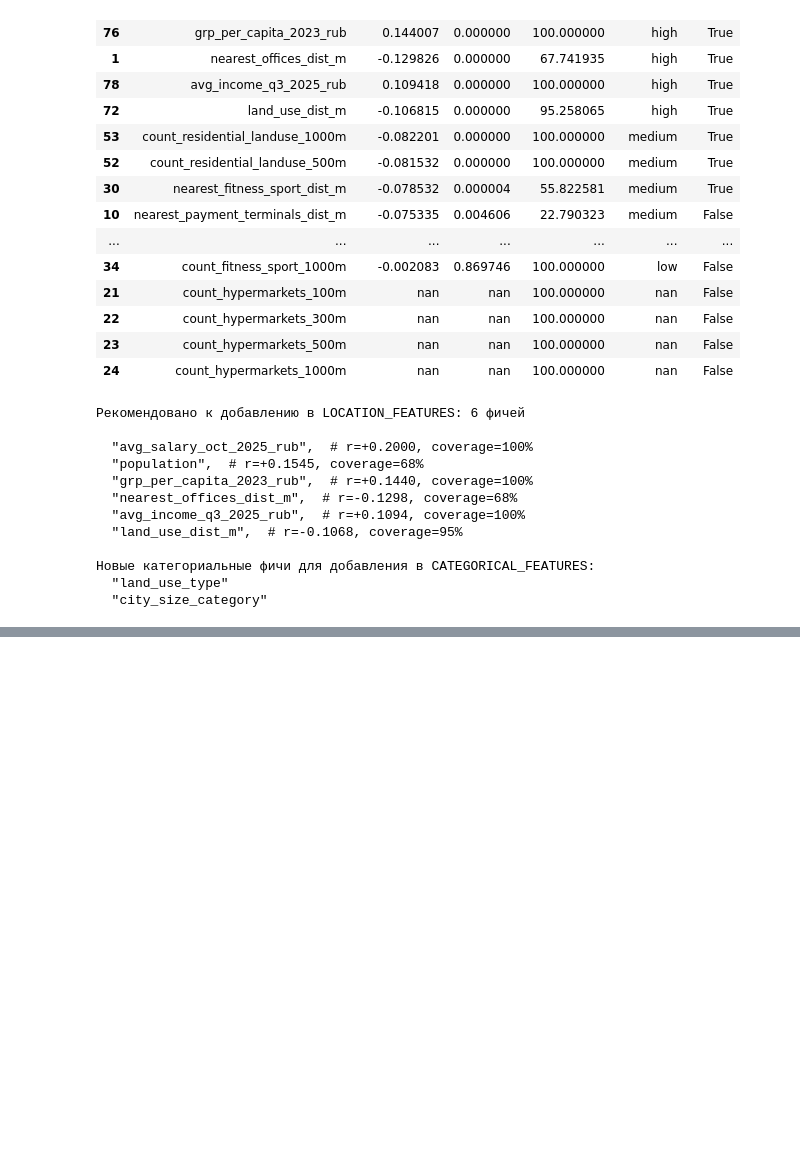
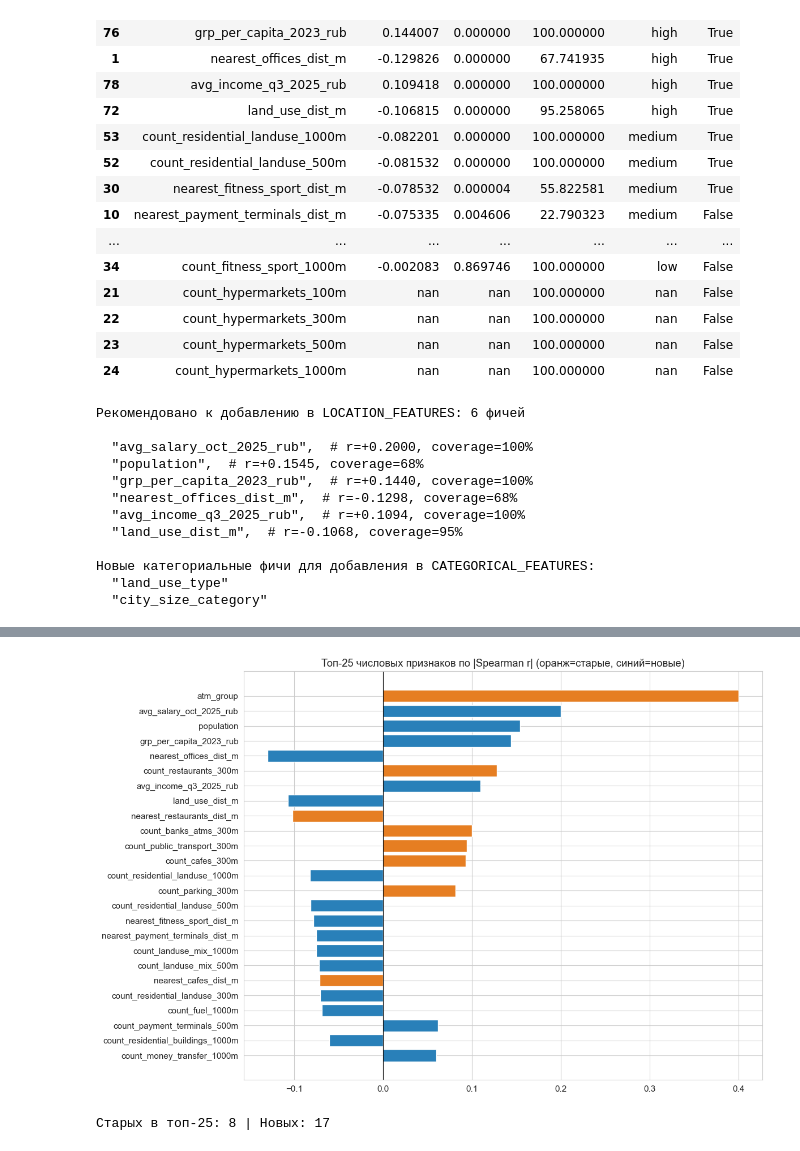
Before and after one commit to Khamoon7/GeoATM-popularity, a Jupyter notebook: notebooks/EDA_new_features.ipynb, the cells around one changed output, grey strips where cells are left out. Drawn from its saved outputs; the diff is of its cells as text; code cells hidden in the pictures; blank space fills up the shorter version.

```diff
--- a/notebooks/EDA_new_features.ipynb
+++ b/notebooks/EDA_new_features.ipynb
@@ -686,0 +759,25 @@ for c in new_cat_for_model:
+# %%
+# Объединённый топ: старые + новые числовые vs target (что сильнее)
+num_all = [c for c in df.select_dtypes(include=[np.number]).columns
+           if c not in ['id', 'geo_lon', 'geo_lat', 'target']]
+rows = []
+for c in num_all:
+    m = df[c].notna()
+    if m.sum() < 100: continue
+    r = spearmanr(df.loc[m, c], df.loc[m, TARGET])[0]
+    rows.append({'feature': c, 'spearman_r': r, 'abs': abs(r),
+                 'group': 'новая' if c in NEW_COLS else 'старая'})
+comb = pd.DataFrame(rows).sort_values('abs', ascending=False)
+top = comb.head(25)
+fig, ax = plt.subplots(figsize=(12, 8))
+cmap = {'старая': '#e67e22', 'новая': '#2980b9'}
+ax.barh(top['feature'][::-1], top['spearman_r'][::-1],
+        color=[cmap[g] for g in top['group'][::-1]])
+ax.axvline(0, color='black', lw=.8)
+ax.set_title('Топ-25 числовых признаков по |Spearman r| (оранж=старые, синий=новые)')
+plt.tight_layout(); plt.show()
+print('Старых в топ-25:', (top['group'] == 'старая').sum(),
+      '| Новых:', (top['group'] == 'новая').sum())
+# %% [output]
+[figure, added]
+Старых в топ-25: 8 | Новых: 17
```
Also changed, not shown: parts of 20 cells of this notebook.
